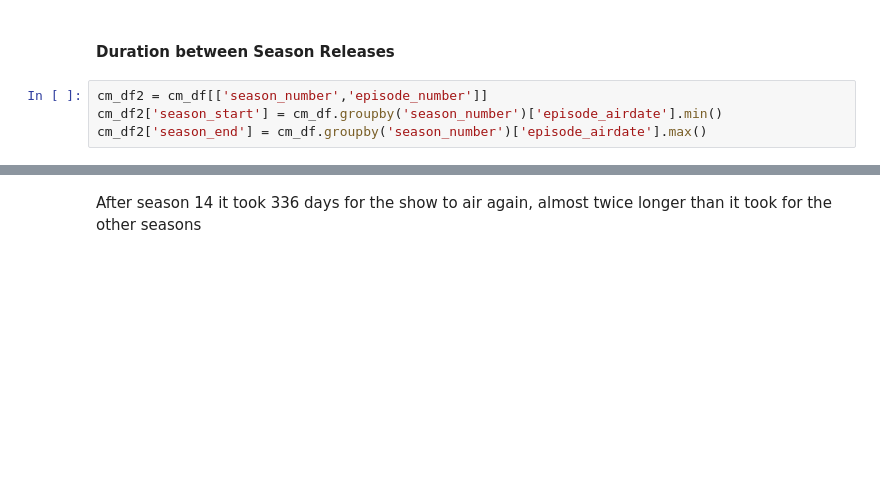
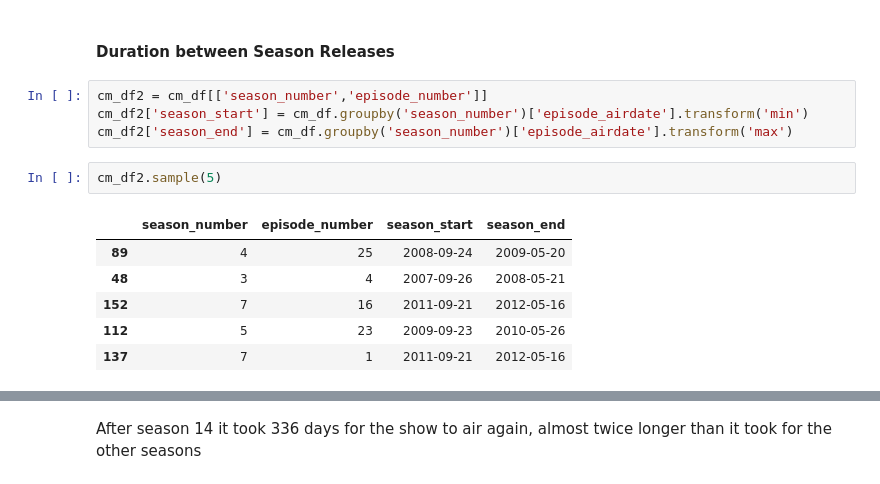
Before and after one commit to WayneNyariroh/criminalmindstv_webscraping_EDA, a Jupyter notebook: criminalminds-tv-data-analysis.ipynb, the cells around one changed output, grey strips where cells are left out. Drawn from its saved outputs; the diff is of its cells as text; blank space fills up the shorter version.

```diff
--- a/criminalminds-tv-data-analysis.ipynb
+++ b/criminalminds-tv-data-analysis.ipynb
@@ -278,5 +280,14 @@ cm_df[cm_df['season_number']==15].us_viewers_in_millions.mean().round(2)
 #### Duration between Season Releases
 # %%
 cm_df2 = cm_df[['season_number','episode_number']]
-cm_df2['season_start'] = cm_df.groupby('season_number')['episode_airdate'].min()
-cm_df2['season_end'] = cm_df.groupby('season_number')['episode_airdate'].max()
+cm_df2['season_start'] = cm_df.groupby('season_number')['episode_airdate'].transform('min')
+cm_df2['season_end'] = cm_df.groupby('season_number')['episode_airdate'].transform('max')
+# %%
+cm_df2.sample(5)
+# %% [output]
+|  | season_number | episode_number | season_start | season_end |
+| 89 | 4 | 25 | 2008-09-24 | 2009-05-20 |
+| 48 | 3 | 4 | 2007-09-26 | 2008-05-21 |
+| 152 | 7 | 16 | 2011-09-21 | 2012-05-16 |
+| 112 | 5 | 23 | 2009-09-23 | 2010-05-26 |
+| 137 | 7 | 1 | 2011-09-21 | 2012-05-16 |
```
Also changed, not shown: parts of 5 cells of this notebook, 2 other files.
